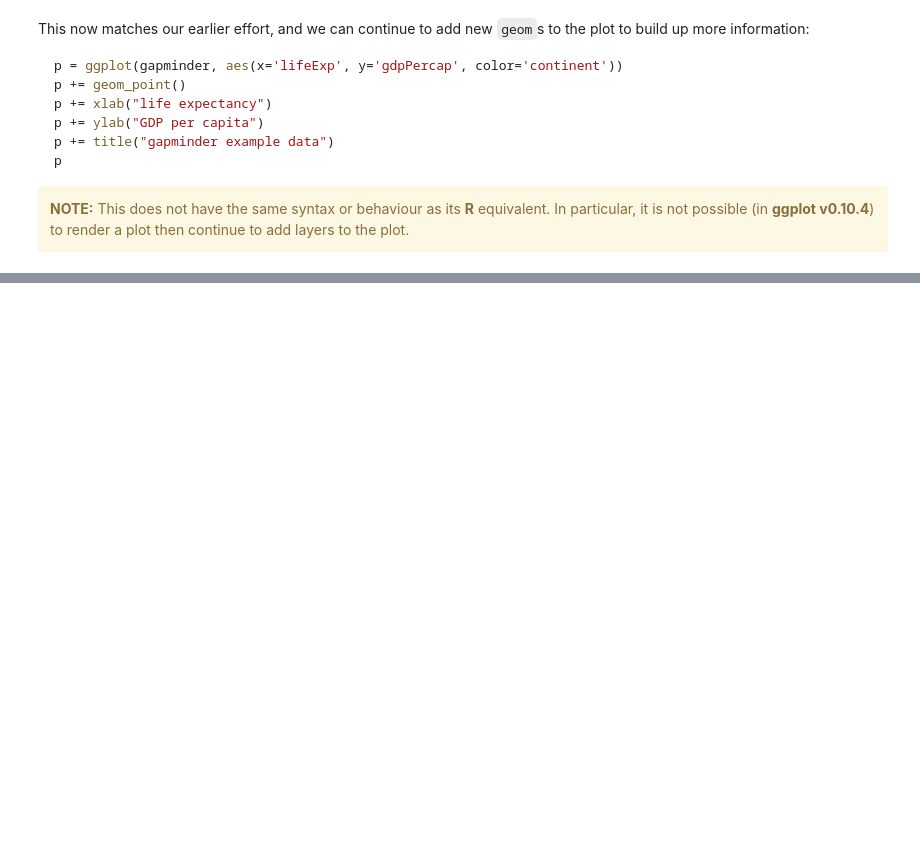
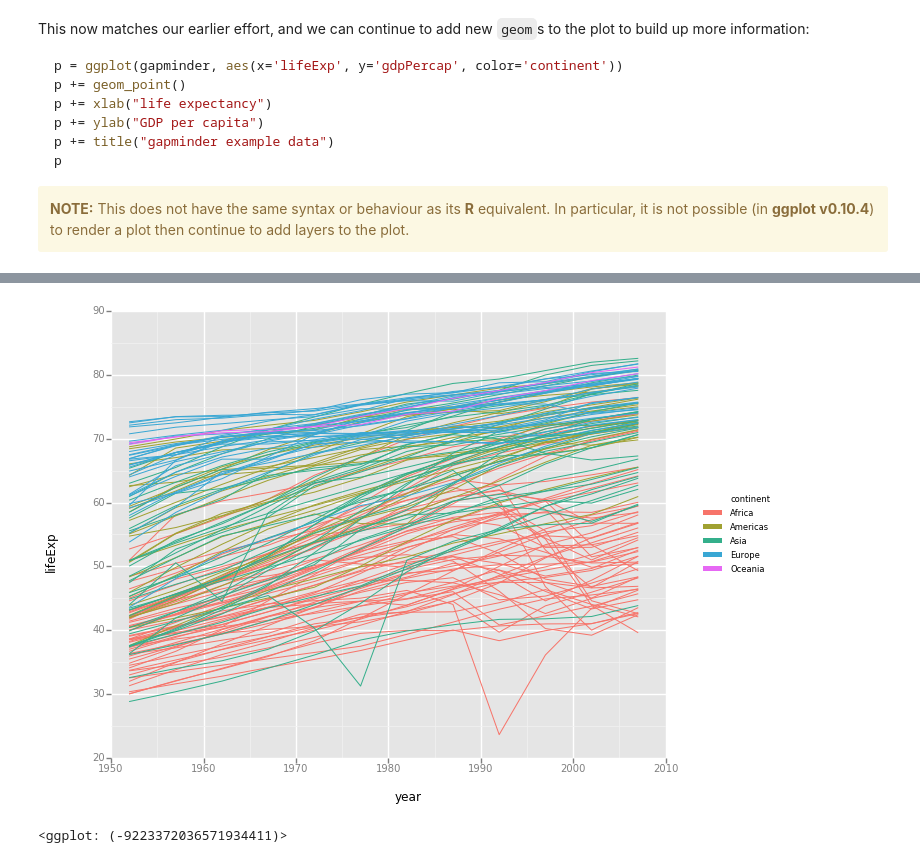
Before and after one commit to widdowquinn/Teaching-Data-Visualisation, a Jupyter notebook: exercises/grammar_of_graphics/grammar_of_graphics.ipynb, the cells around one changed output, grey strips where cells are left out. Saved outputs shown, nothing was run; the diff lists cells and outputs as text; code cells hidden in the pictures; blank space fills up the shorter version.

```diff
--- a/exercises/grammar_of_graphics/grammar_of_graphics.ipynb
+++ b/exercises/grammar_of_graphics/grammar_of_graphics.ipynb
@@ -314,0 +361,7 @@ p
+# %%
+# Group datapoints by country, and render a line plot
+p = ggplot(gapminder, aes(x='year', y='lifeExp', color='continent', by='country'))
+p + geom_line()
+# %% [output]
+[figure, added]
+<ggplot: (-9223372036571934411)>
```
Also changed, not shown: parts of 41 cells of this notebook, 2 other files.
